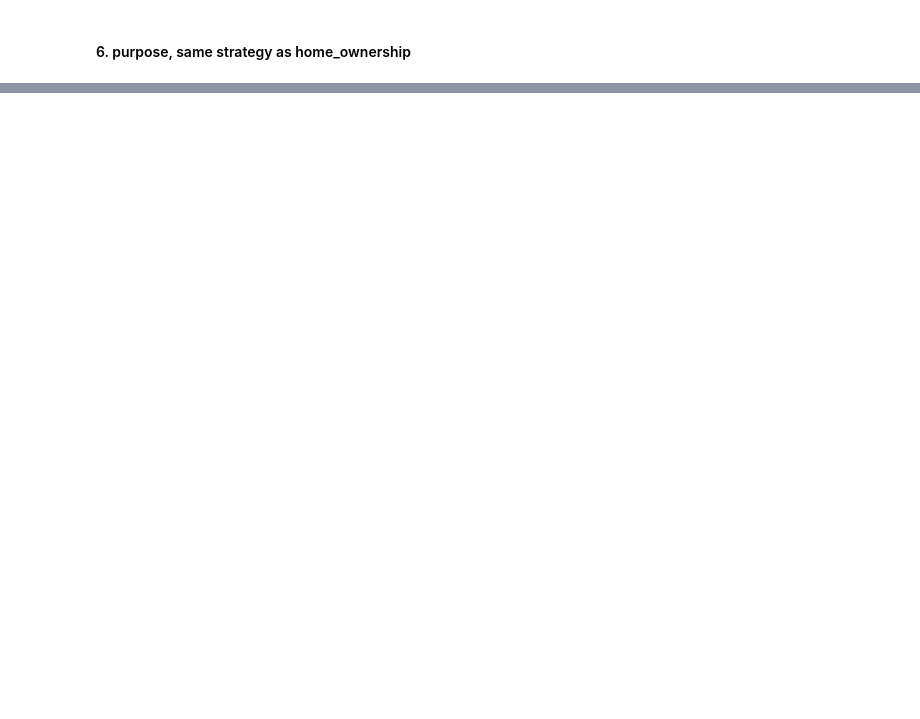
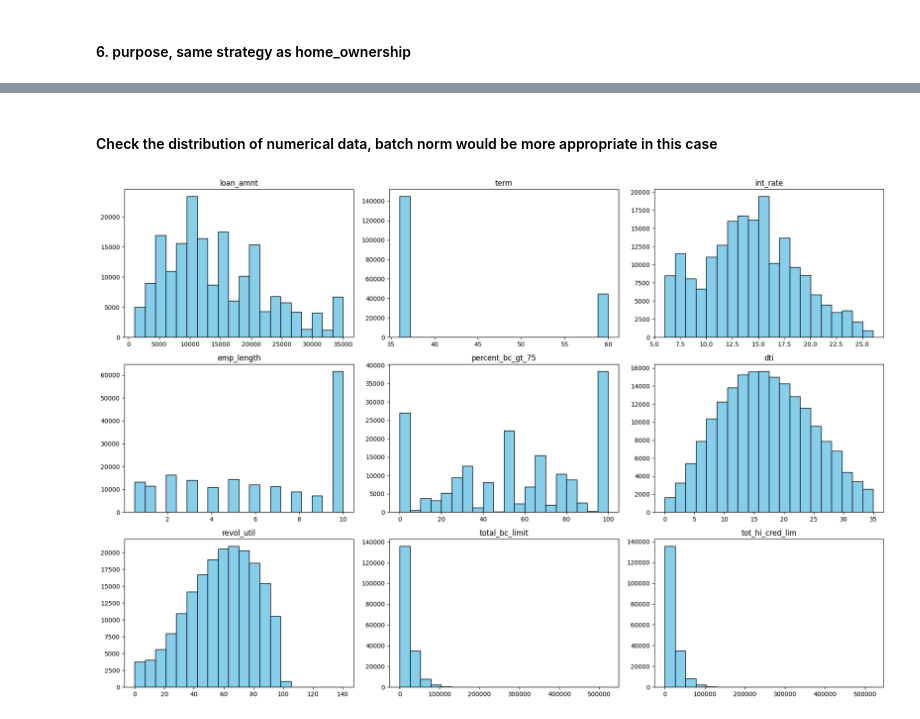
Before and after one commit to FKH886/Dixuan_Wang_take_home_project, a Jupyter notebook: main.ipynb, the cells around one changed output, grey strips where cells are left out. Saved outputs shown, nothing was run; the diff lists cells and outputs as text; code cells hidden in the pictures; blank space fills up the shorter version.

```diff
--- a/main.ipynb
+++ b/main.ipynb
@@ -225,11 +251,3 @@ emp_length_mapping = {
 training_load['emp_length'] = training_load['emp_length'].apply(lambda emp_length: emp_length_mapping[emp_length] if emp_length in emp_length_mapping else eval(emp_length[:-6]))
 # %% [markdown]
 #### 4. home_ownership, this variable seems to be categories, we can convert them into integers
-# %%
-categories = set()
-for i, home_ownership in enumerate(training_load['home_ownership']):
-    if home_ownership is np.nan:
-        home_ownership = 'DNE'  # does not exist
-    categories.add(home_ownership)
-
-print(len(categories), categories)
@@ -269,0 +285,6 @@ configuration = model.config
+# %%
+from transformers import RobertaTokenizer
+
+tokenizer = RobertaTokenizer.from_pretrained('roberta-base')
+training_load['desc'] = training_load['desc'].apply(lambda desc: (lambda sentence : tokenizer(sentence, return_tensors="pt", truncation=True, padding=True)['input_ids'])(desc if type(desc) is str else ''))
+display(training_load.sample(5))
@@ -270,10 +298,2 @@ configuration = model.config
 # %% [markdown]
 #### 6. purpose, same strategy as home_ownership
-# %%
-categories = set()
-for i, purpose in enumerate(training_load['purpose']):
-    if purpose is np.nan:
-        purpose = 'DNE'  # does not exist
-    categories.add(purpose)
-
-print(len(categories), categories)
@@ -307,0 +364,3 @@ display(training_load.sample(5))
+# %%
+training_load['revol_util'] = training_load['revol_util'].apply(lambda revol_util: eval(revol_util[:-1]) if type(revol_util) is str else revol_util)
+display(training_load.sample(5))
@@ -307,0 +397,16 @@ display(training_load.sample(5))
+# %% [markdown]
+#### Check the distribution of numerical data, batch norm would be more appropriate in this case
+# %%
+columns = ['loan_amnt', 'term', 'int_rate', 'emp_length', 'percent_bc_gt_75', 'dti', 'revol_util', 'total_bc_limit', 'tot_hi_cred_lim', 'tot_cur_bal']
+
+fig, axes = plt.subplots(nrows=3, ncols=3, figsize=(18, 12))  # 2x3 grid for the first six columns
+
+for ax, col in zip(axes.flat, columns):
+    if training_load[col].dtype in ['int64', 'float64']:  # Numerical columns
+        ax.hist(training_load[col], bins=20, color='skyblue', edgecolor='black')
+    else:
+        training_load[col].value_counts().plot(kind='bar', ax=ax, color='lightgreen', edgecolor='black')
+    ax.set_title(col)
+plt.tight_layout()
+# %% [output]
+[figure, added]
```
Also changed, not shown: parts of 20 cells of this notebook.
